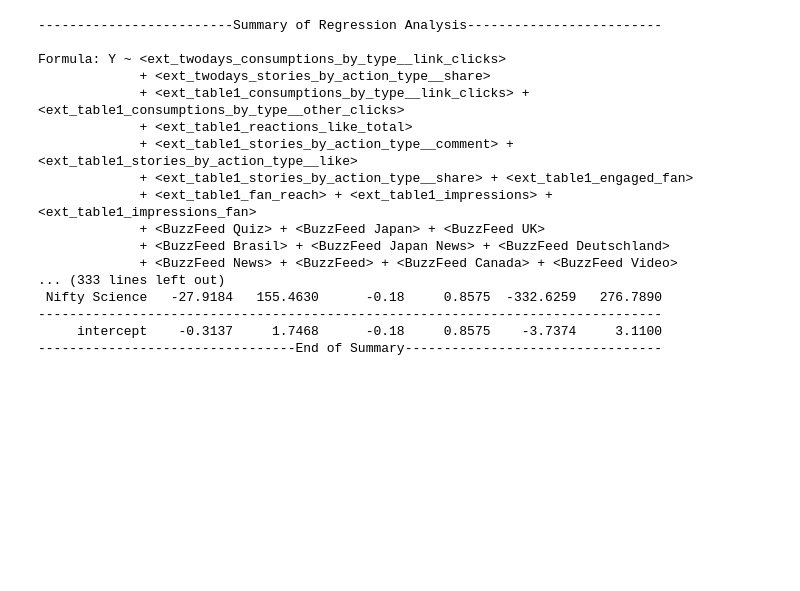
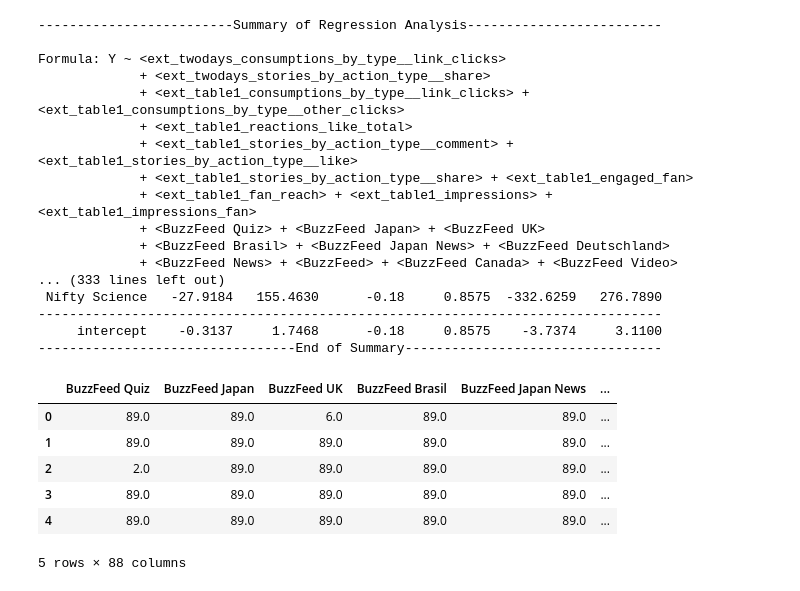
Before and after one commit to eshwarchandrasekharan/predict-pop, a Jupyter notebook: code/where-do-I-post-next.ipynb, the cells around one changed output. Drawn from its saved outputs; the diff is of its cells as text; code cells hidden in the pictures; blank space fills up the shorter version.

```diff
--- a/code/where-do-I-post-next.ipynb
+++ b/code/where-do-I-post-next.ipynb
@@ -271,3 +252,13 @@ Formula: Y ~ <ext_twodays_consumptions_by_type__link_clicks>
 --------------------------------------------------------------------------------
      intercept    -0.3137     1.7468      -0.18     0.8575    -3.7374     3.1100
 ---------------------------------End of Summary---------------------------------
+# %%
+train_df[cross_promotion_features].head()
+# %% [output]
+|  | BuzzFeed Quiz | BuzzFeed Japan | BuzzFeed UK | BuzzFeed Brasil | BuzzFeed Japan News | ... |
+| 0 | 89.0 | 89.0 | 6.0 | 89.0 | 89.0 | ... |
+| 1 | 89.0 | 89.0 | 89.0 | 89.0 | 89.0 | ... |
+| 2 | 2.0 | 89.0 | 89.0 | 89.0 | 89.0 | ... |
+| 3 | 89.0 | 89.0 | 89.0 | 89.0 | 89.0 | ... |
+| 4 | 89.0 | 89.0 | 89.0 | 89.0 | 89.0 | ... |
+5 rows × 88 columns
```
Also changed, not shown: parts of 6 cells of this notebook.
